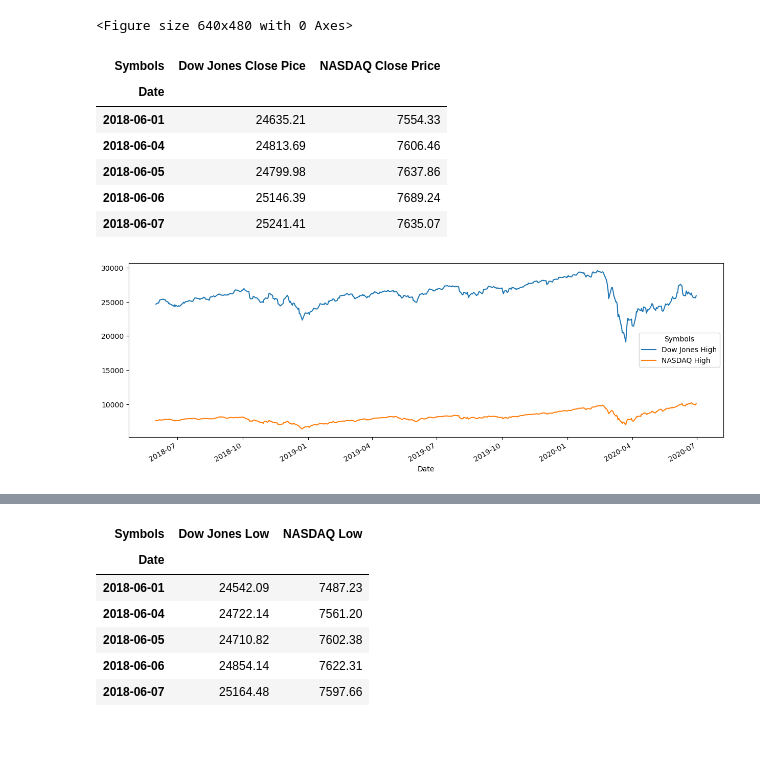
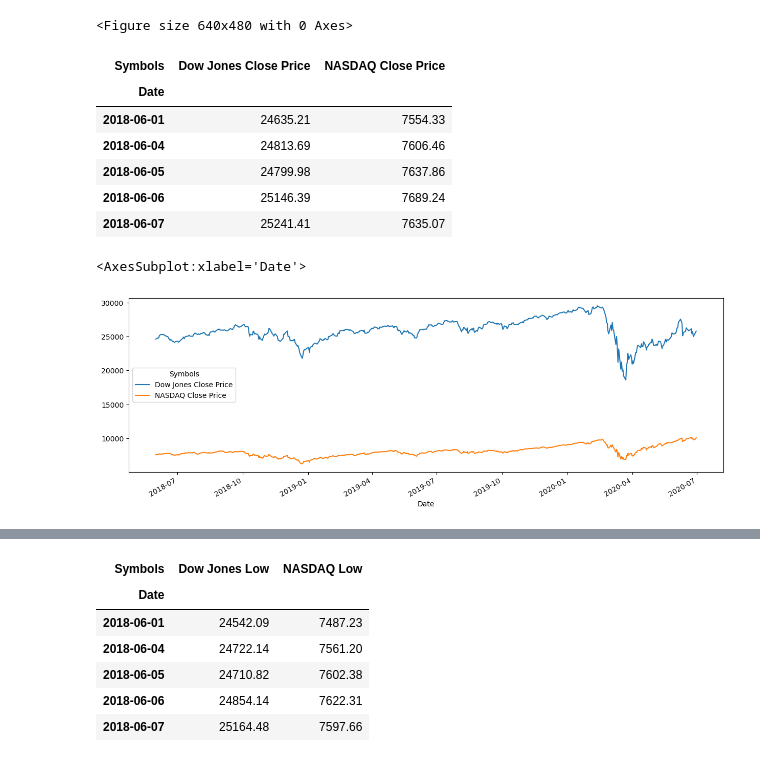
Before and after one commit to ashleighdevito/Cryptocurrency, a Jupyter notebook: Analysis/Working_Scripts/cryptocurrencis.ipynb, the cells around one changed output, grey strips where cells are left out. Cells and saved outputs as stored; diff of their text form; code cells hidden in the pictures.

```diff
--- a/Analysis/Working_Scripts/cryptocurrencis.ipynb
+++ b/Analysis/Working_Scripts/cryptocurrencis.ipynb
@@ -374,13 +375,13 @@ stock_indexes_list =["^DJI","^IXIC"]
 #creat dataframe two indexes
 stock_indexes_list_df = data.DataReader(stock_indexes_list, "yahoo", start_d,end_d)
 #filter out daily close price
-stock_indexes_list_close = stock_indexes_list_df.Close.round(2).rename(columns={"^DJI": "Dow Jones Close Pice", "^IXIC":"NASDAQ Close Price"})
+stock_indexes_list_close = stock_indexes_list_df.Close.round(2).rename(columns={"^DJI": "Dow Jones Close Price", "^IXIC":"NASDAQ Close Price"})
 #save to csv
 stock_indexes_list_close.to_csv("output/stock_indexes_close.csv")
 #Display
 stock_indexes_list_close.head()
 # %% [output]
-| Symbols | Dow Jones Close Pice | NASDAQ Close Price |
+| Symbols | Dow Jones Close Price | NASDAQ Close Price |
 | Date |  |  |
 | 2018-06-01 | 24635.21 | 7554.33 |
 | 2018-06-04 | 24813.69 | 7606.46 |
@@ -388,9 +389,10 @@ stock_indexes_list_close.head()
 | 2018-06-06 | 25146.39 | 7689.24 |
 | 2018-06-07 | 25241.41 | 7635.07 |
 # %%
-stock_indexes_list_high[["Dow Jones High","NASDAQ High"]].plot(figsize=(15,5));
+stock_indexes_list_close[["Dow Jones Close Price","NASDAQ Close Price"]].plot(figsize=(15,5))
 # %% [output]
+<AxesSubplot:xlabel='Date'>
-[figure, old version]
+[figure, new version]
 # %%
 #calculate mean, median, variance, standard deviation, and Dow Jones and NASDAQ close price
 stock_indexes_list_close_mean = stock_indexes_list_close.mean()
```
Also changed, not shown: parts of 2 cells of this notebook, 2 other files.
